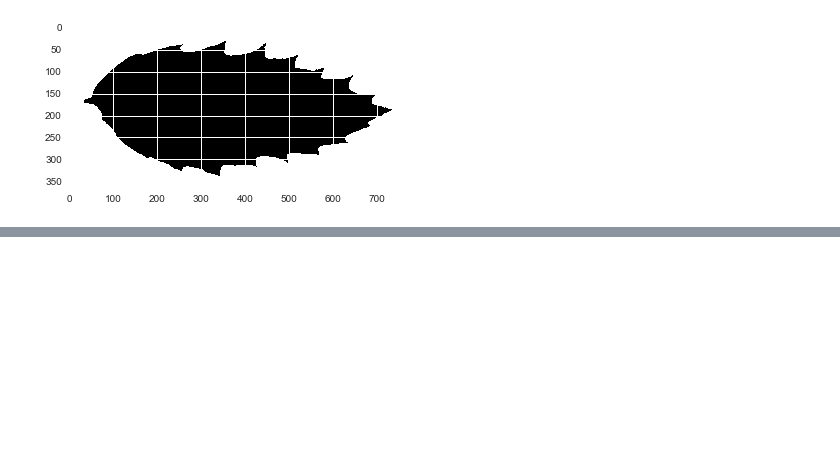
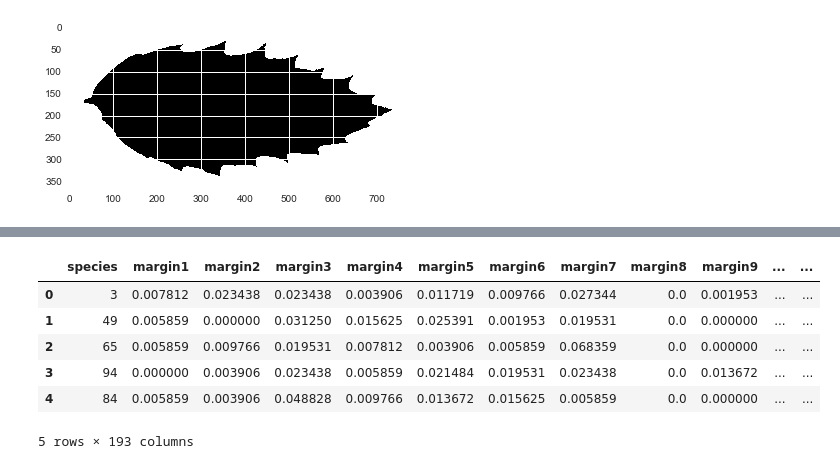
Before and after one commit to zukako0930/Leaf_Classification, a Jupyter notebook: data_check.ipynb, the cells around one changed output, grey strips where cells are left out. Saved outputs shown, nothing was run; the diff lists cells and outputs as text; code cells hidden in the pictures; blank space fills up the shorter version.

```diff
--- a/data_check.ipynb
+++ b/data_check.ipynb
@@ -82,0 +79,11 @@ plt.show()
+# %%
+df_plot = df.drop('id',axis = 1)
+df_plot.head()
+# %% [output]
+|  | species | margin1 | margin2 | margin3 | margin4 | margin5 | margin6 | margin7 | margin8 | margin9 | ... | ... |
+| 0 | 3 | 0.007812 | 0.023438 | 0.023438 | 0.003906 | 0.011719 | 0.009766 | 0.027344 | 0.0 | 0.001953 | ... | ... |
+| 1 | 49 | 0.005859 | 0.000000 | 0.031250 | 0.015625 | 0.025391 | 0.001953 | 0.019531 | 0.0 | 0.000000 | ... | ... |
+| 2 | 65 | 0.005859 | 0.009766 | 0.019531 | 0.007812 | 0.003906 | 0.005859 | 0.068359 | 0.0 | 0.000000 | ... | ... |
+| 3 | 94 | 0.000000 | 0.003906 | 0.023438 | 0.005859 | 0.021484 | 0.019531 | 0.023438 | 0.0 | 0.013672 | ... | ... |
+| 4 | 84 | 0.005859 | 0.003906 | 0.048828 | 0.009766 | 0.013672 | 0.015625 | 0.005859 | 0.0 | 0.000000 | ... | ... |
+5 rows × 193 columns
```
Also changed, not shown: parts of 15 cells of this notebook.
